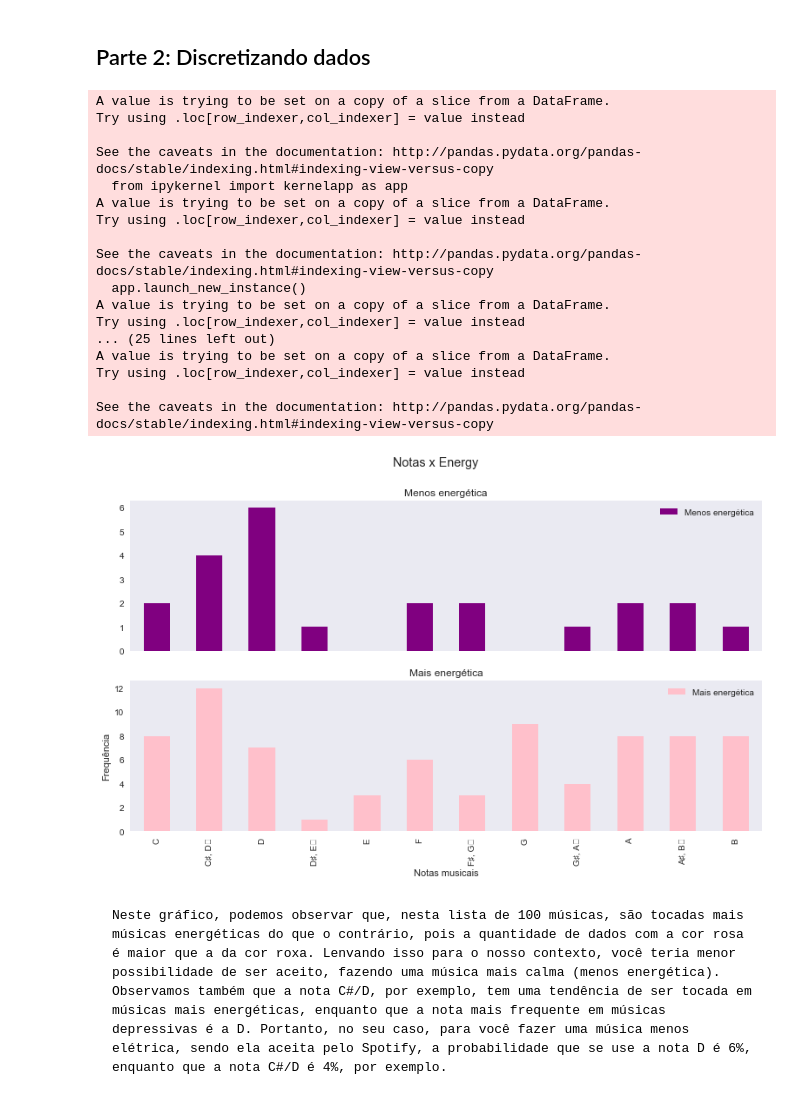
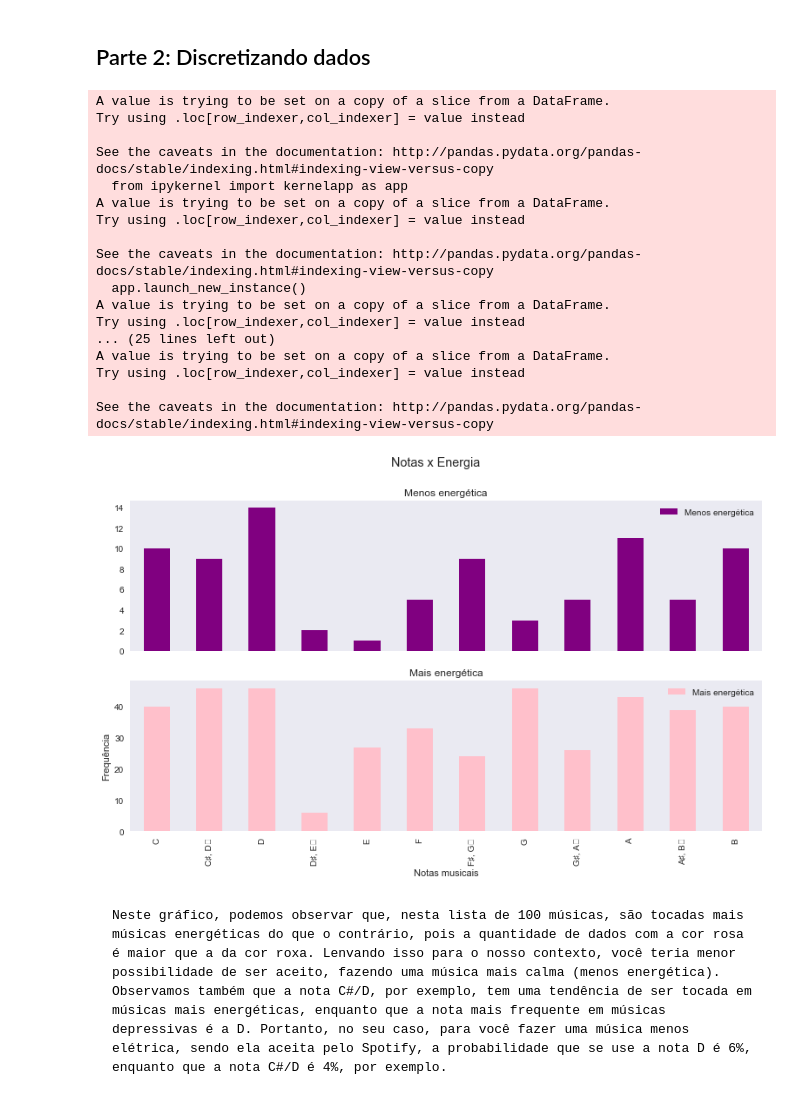
Before and after one commit to R09090909/Projeto3-cd, a Jupyter notebook: Projeto-3-CD-10.0.ipynb, the cells around one changed output. Drawn from its saved outputs; the diff is of its cells as text; code cells hidden in the pictures.

```diff
--- a/Projeto-3-CD-10.0.ipynb
+++ b/Projeto-3-CD-10.0.ipynb
@@ -36,8 +36,8 @@ from mpl_toolkits.mplot3d import Axes3D
 sptdata = pd.read_csv("data.csv")
 
 #ajustando a quantidade de termos que precisamos usar
-spotdata = sptdata[0:100]
-spotdatatreina = sptdata[100:200]
+spotdata = sptdata[0:500]
+spotdatatreina = sptdata[500:1000]
 # %% [markdown]
 ## Parte 2: Discretizando dados
 # %%
@@ -54,35 +54,35 @@ spotdata.energyy[(spotdata.energyy >= 0.5) & (spotdata.energyy < 1)] = [1]
 spotdata.energyy = spotdata.energyy.astype('category')
 spotdata.energyy.cat.categories = (['Menos energética','Mais energética'])
 #criando uma nova coluna somente para o MODE CATEGÓRICO, ou seja, só com os dois grupos (strings)
 df = pd.DataFrame()
 spotdata['tom'] = spotdata['mode']
 spotdata['tom'] = spotdata.tom.astype('category')
 spotdata.tom.cat.categories = (['Menor','Maior'])
 
 #tabela de notas por energy
 NotaEnergy = pd.crosstab(spotdata.notakey,spotdata.energyy, colnames=['Grau de energia'],rownames=['Notas musicais'])
-NotaEnergy.plot(kind = 'bar',title = 'Notas x Energy',figsize=(13,7),color = ('purple','pink'),grid=False,subplots=True)
+NotaEnergy.plot(kind = 'bar',title = 'Notas x Energia',figsize=(13,7),color = ('purple','pink'),grid=False,subplots=True)
 plt.ylabel('Frequência')
 plt.show()
 # %% [output]
 A value is trying to be set on a copy of a slice from a DataFrame.
 Try using .loc[row_indexer,col_indexer] = value instead
 
 See the caveats in the documentation: http://pandas.pydata.org/pandas-docs/stable/indexing.html#indexing-view-versus-copy
   from ipykernel import kernelapp as app
 A value is trying to be set on a copy of a slice from a DataFrame.
 Try using .loc[row_indexer,col_indexer] = value instead
 
 See the caveats in the documentation: http://pandas.pydata.org/pandas-docs/stable/indexing.html#indexing-view-versus-copy
   app.launch_new_instance()
 A value is trying to be set on a copy of a slice from a DataFrame.
 Try using .loc[row_indexer,col_indexer] = value instead
 ... (25 lines left out)
 A value is trying to be set on a copy of a slice from a DataFrame.
 Try using .loc[row_indexer,col_indexer] = value instead
 
 See the caveats in the documentation: http://pandas.pydata.org/pandas-docs/stable/indexing.html#indexing-view-versus-copy
-[figure, old version]
+[figure, new version]
 # %% [markdown]
     Neste gráfico, podemos observar que, nesta lista de 100 músicas, são tocadas mais músicas energéticas do que o contrário, pois a quantidade de dados com a cor rosa é maior que a da cor roxa. Lenvando isso para o nosso contexto, você teria menor possibilidade de ser aceito, fazendo uma música mais calma (menos energética).
     Observamos também que a nota C#/D, por exemplo, tem uma tendência de ser tocada em músicas mais energéticas, enquanto que a nota mais frequente em músicas depressivas é a D. Portanto, no seu caso, para você fazer uma música menos elétrica, sendo ela aceita pelo Spotify, a probabilidade que se use a nota D é 6%, enquanto que a nota C#/D é 4%, por exemplo.
```
Also changed, not shown: parts of 21 cells of this notebook.
